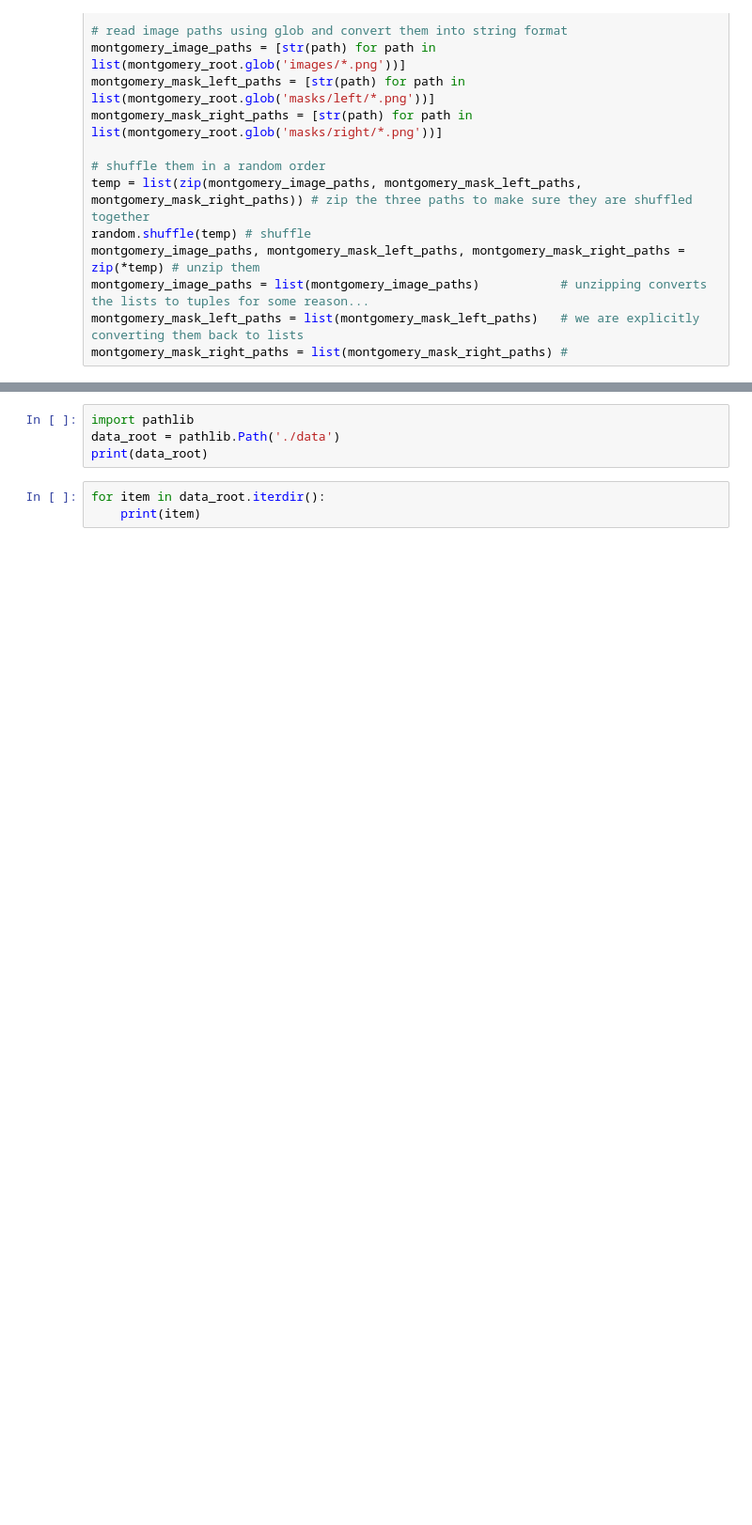
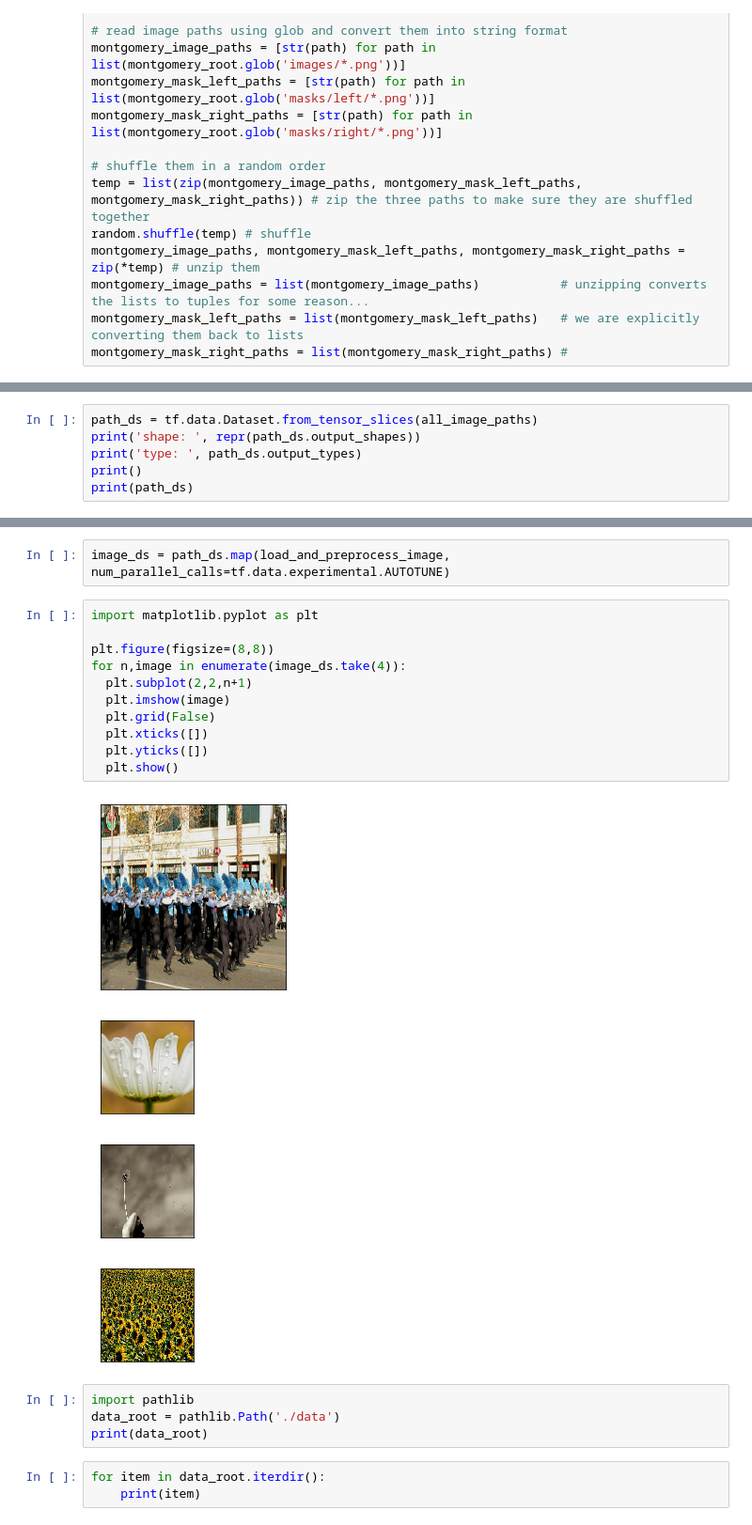
Before and after one commit to stephenbaek/chest_x-ray, a Jupyter notebook: Segmentation.ipynb, the cells around one changed output, grey strips where cells are left out. Shown: that part at 94% size. Drawn from its saved outputs; the diff is of its cells as text; blank space fills up the shorter version.

```diff
--- a/Segmentation.ipynb
+++ b/Segmentation.ipynb
@@ -53,0 +290,6 @@ print(montgomery_image_paths)
+# %%
+path_ds = tf.data.Dataset.from_tensor_slices(all_image_paths)
+print('shape: ', repr(path_ds.output_shapes))
+print('type: ', path_ds.output_types)
+print()
+print(path_ds)
@@ -54,3 +308,21 @@ print(montgomery_image_paths)
+# %%
+image_ds = path_ds.map(load_and_preprocess_image, num_parallel_calls=tf.data.experimental.AUTOTUNE)
+# %%
+import matplotlib.pyplot as plt
+
+plt.figure(figsize=(8,8))
+for n,image in enumerate(image_ds.take(4)):
+  plt.subplot(2,2,n+1)
+  plt.imshow(image)
+  plt.grid(False)
+  plt.xticks([])
+  plt.yticks([])
+  plt.show()
+# %% [output]
+[figure, added]
+[figure, added]
+[figure, added]
+[figure, added]
 # %%
 import pathlib
 data_root = pathlib.Path('./data')
```
Also changed, not shown: parts of 25 cells of this notebook.
